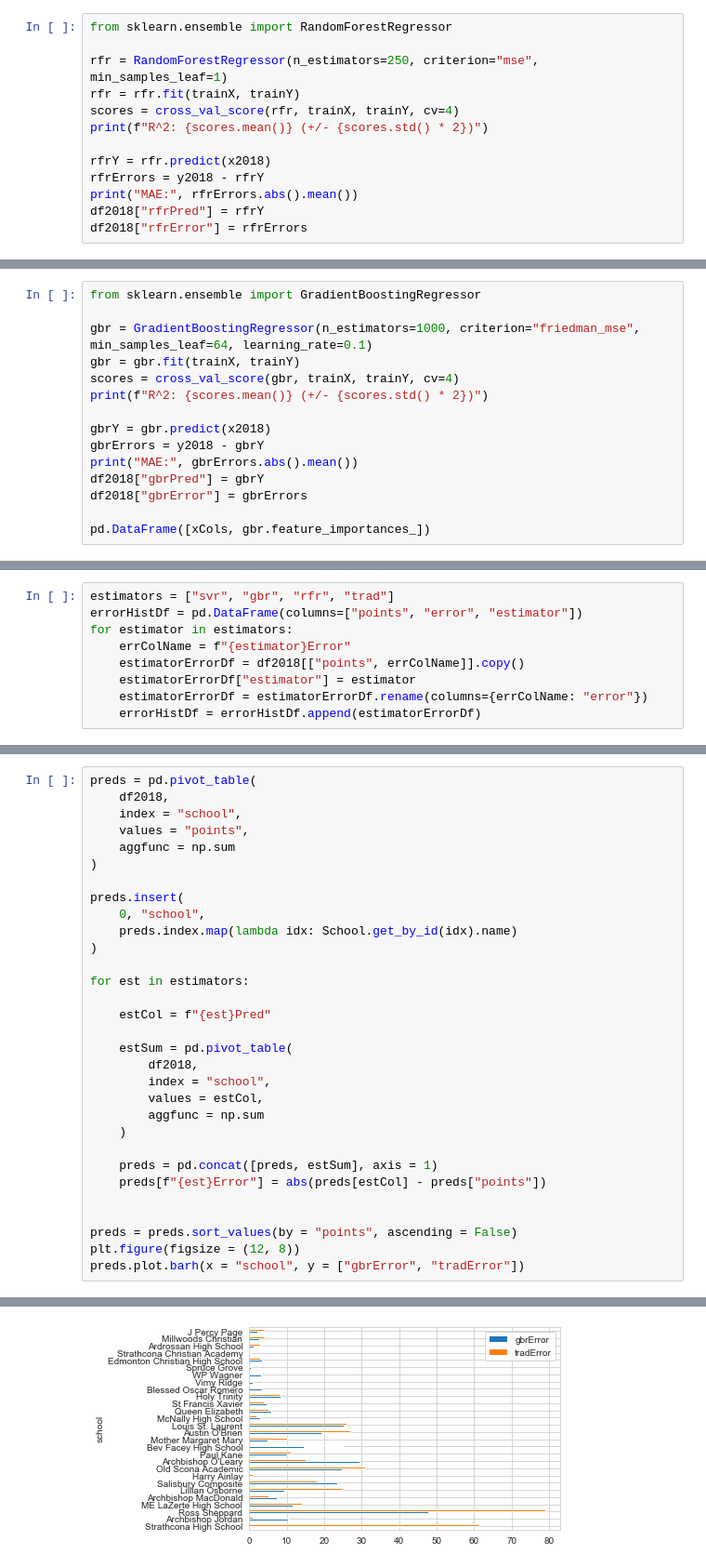
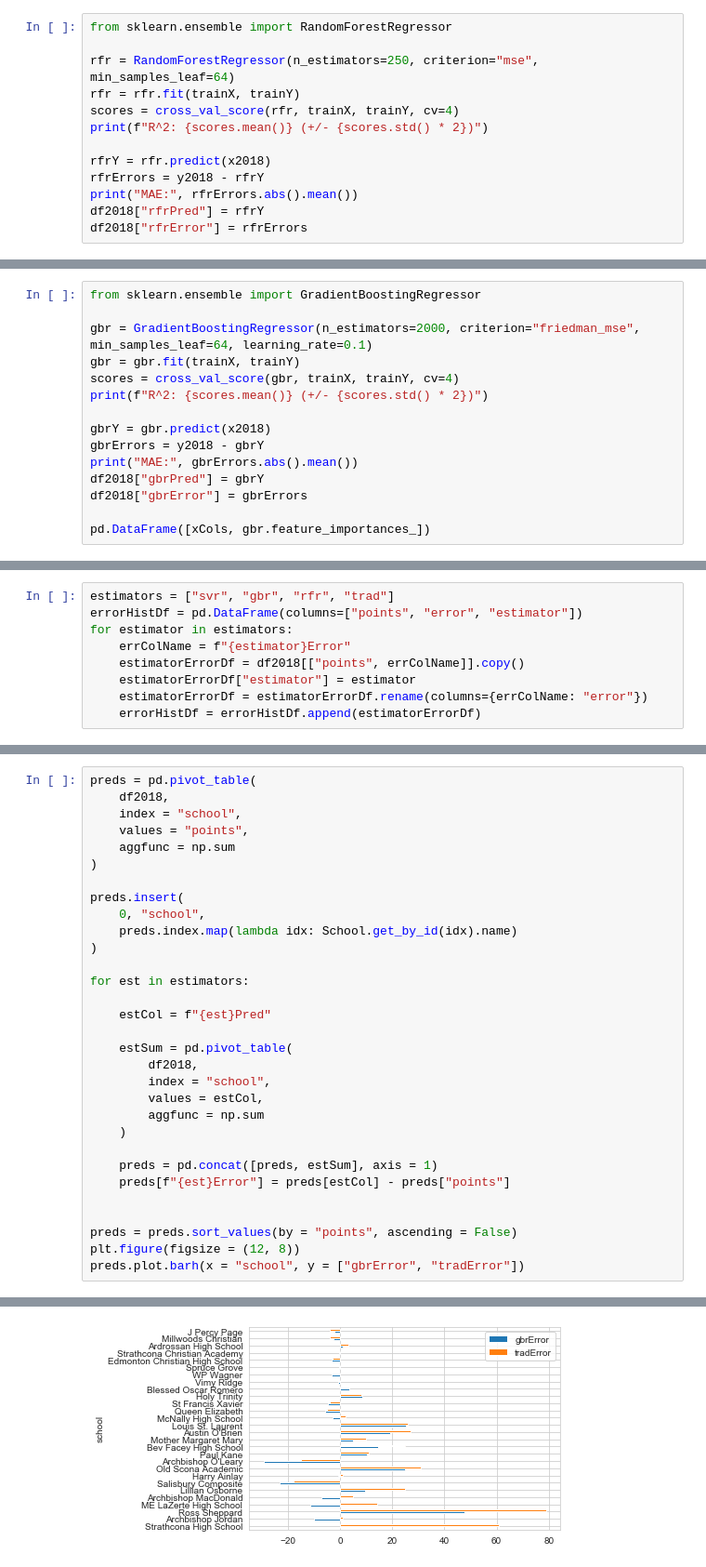
Before and after one commit to jtang9001/skynet2, a Jupyter notebook: skSVM.ipynb, the cells around one changed output, grey strips where cells are left out. Shown: that part at 93% size. Saved outputs shown, nothing was run; the diff lists cells and outputs as text.

```diff
--- a/skSVM.ipynb
+++ b/skSVM.ipynb
@@ -90,7 +90,7 @@ plt.scatter(df2018["svrPred"], df2018["tradPred"])
 # %%
 from sklearn.ensemble import RandomForestRegressor
 
-rfr = RandomForestRegressor(n_estimators=250, criterion="mse", min_samples_leaf=1)
+rfr = RandomForestRegressor(n_estimators=250, criterion="mse", min_samples_leaf=64)
 rfr = rfr.fit(trainX, trainY)
 scores = cross_val_score(rfr, trainX, trainY, cv=4)
 print(f"R^2: {scores.mean()} (+/- {scores.std() * 2})")
@@ -132,7 +132,7 @@ pd.DataFrame([xCols, rfr.feature_importances_])
 # %%
 from sklearn.ensemble import GradientBoostingRegressor
 
-gbr = GradientBoostingRegressor(n_estimators=1000, criterion="friedman_mse", min_samples_leaf=64, learning_rate=0.1)
+gbr = GradientBoostingRegressor(n_estimators=2000, criterion="friedman_mse", min_samples_leaf=64, learning_rate=0.1)
 gbr = gbr.fit(trainX, trainY)
 scores = cross_val_score(gbr, trainX, trainY, cv=4)
 print(f"R^2: {scores.mean()} (+/- {scores.std() * 2})")
@@ -191,32 +191,32 @@ preds = pd.pivot_table(
     index = "school",
     values = "points",
     aggfunc = np.sum
 )
 
 preds.insert(
     0, "school",
     preds.index.map(lambda idx: School.get_by_id(idx).name)
 )
 
 for est in estimators:
 
     estCol = f"{est}Pred"
 
     estSum = pd.pivot_table(
         df2018,
         index = "school",
         values = estCol,
         aggfunc = np.sum
     )
 
     preds = pd.concat([preds, estSum], axis = 1)
-    preds[f"{est}Error"] = abs(preds[estCol] - preds["points"])
+    preds[f"{est}Error"] = preds[estCol] - preds["points"]
 
 
 preds = preds.sort_values(by = "points", ascending = False)
 plt.figure(figsize = (12, 8))
 preds.plot.barh(x = "school", y = ["gbrError", "tradError"])
 # %% [output]
 <matplotlib.axes._subplots.AxesSubplot at 0x...>
 <Figure size 864x576 with 0 Axes>
-[figure, old version]
+[figure, new version]
```
Also changed, not shown: parts of 7 cells of this notebook.
